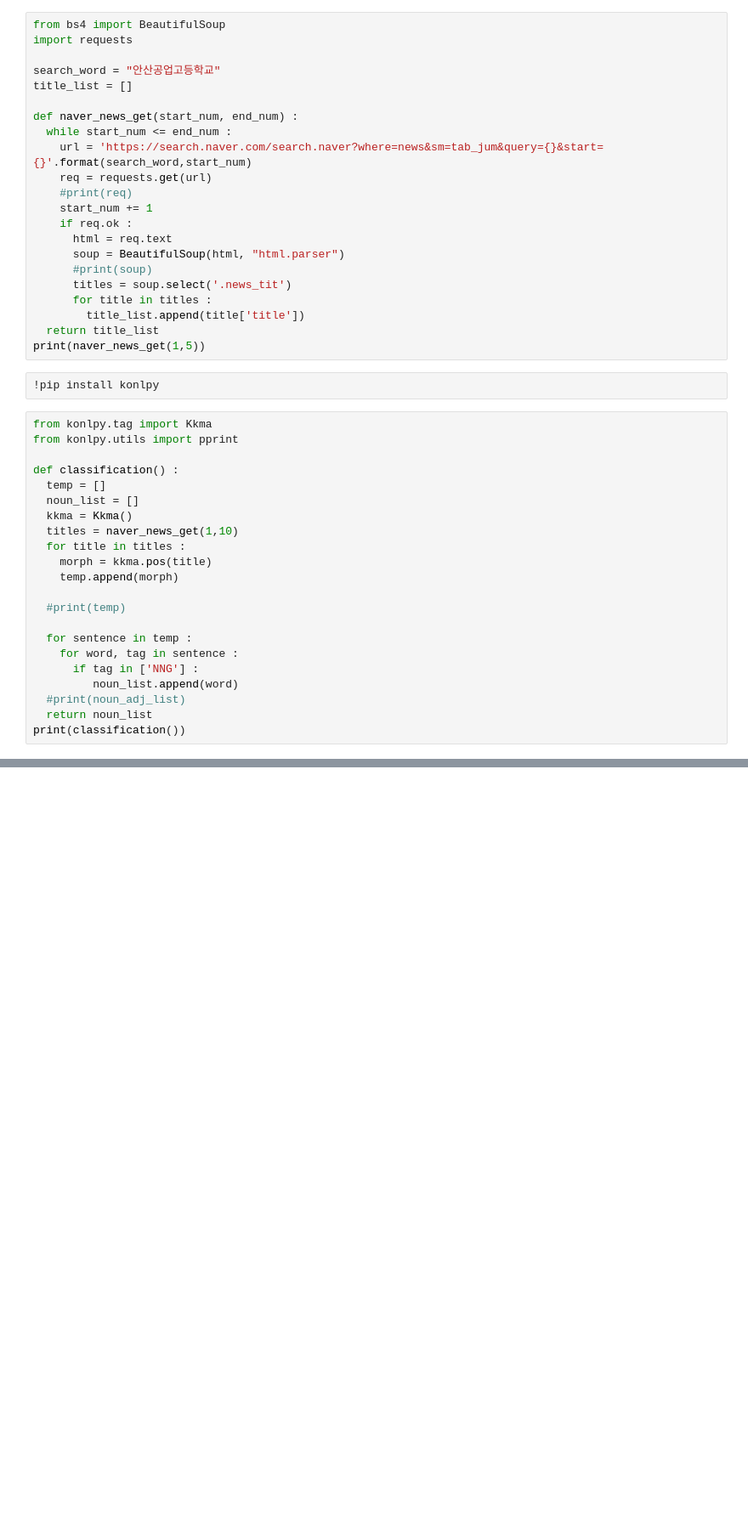
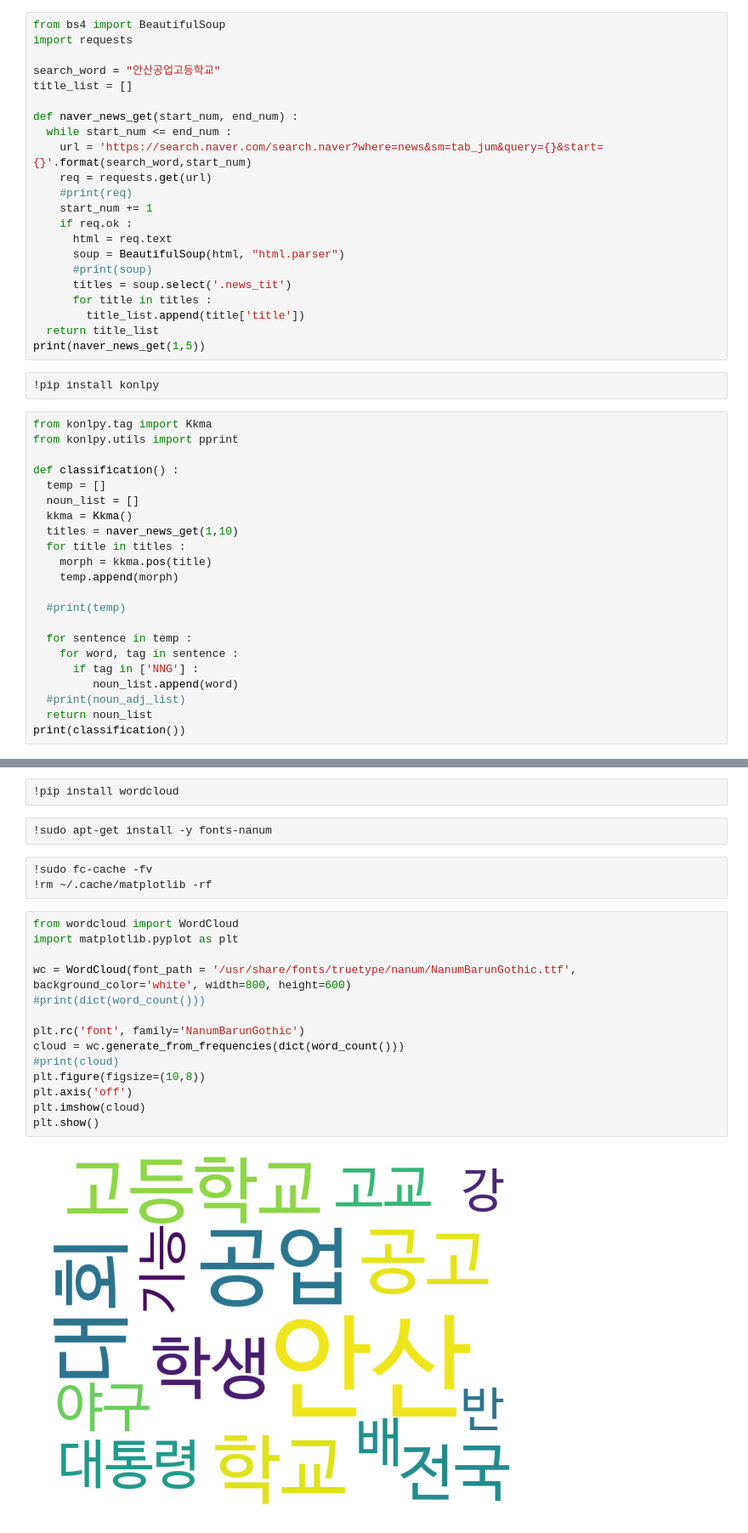
Before and after one commit to kig2929kig/colab, a Jupyter notebook: Untitled77.ipynb, the cells around one changed output, grey strips where cells are left out. Shown: that part at 85% size. Cells and saved outputs as stored; diff of their text form; blank space fills up the shorter version.

```diff
--- a/Untitled77.ipynb
+++ b/Untitled77.ipynb
@@ -62,0 +65,23 @@ print(word_count())
+# %%
+!pip install wordcloud
+# %%
+!sudo apt-get install -y fonts-nanum
+# %%
+!sudo fc-cache -fv
+!rm ~/.cache/matplotlib -rf
+# %%
+from wordcloud import WordCloud
+import matplotlib.pyplot as plt
+
+wc = WordCloud(font_path = '/usr/share/fonts/truetype/nanum/NanumBarunGothic.ttf', background_color='white', width=800, height=600)
+#print(dict(word_count()))
+
+plt.rc('font', family='NanumBarunGothic')
+cloud = wc.generate_from_frequencies(dict(word_count()))
+#print(cloud)
+plt.figure(figsize=(10,8))
+plt.axis('off')
+plt.imshow(cloud)
+plt.show()
+# %% [output]
+[figure, added]
```
Also changed, not shown: parts of 1 cell of this notebook.
